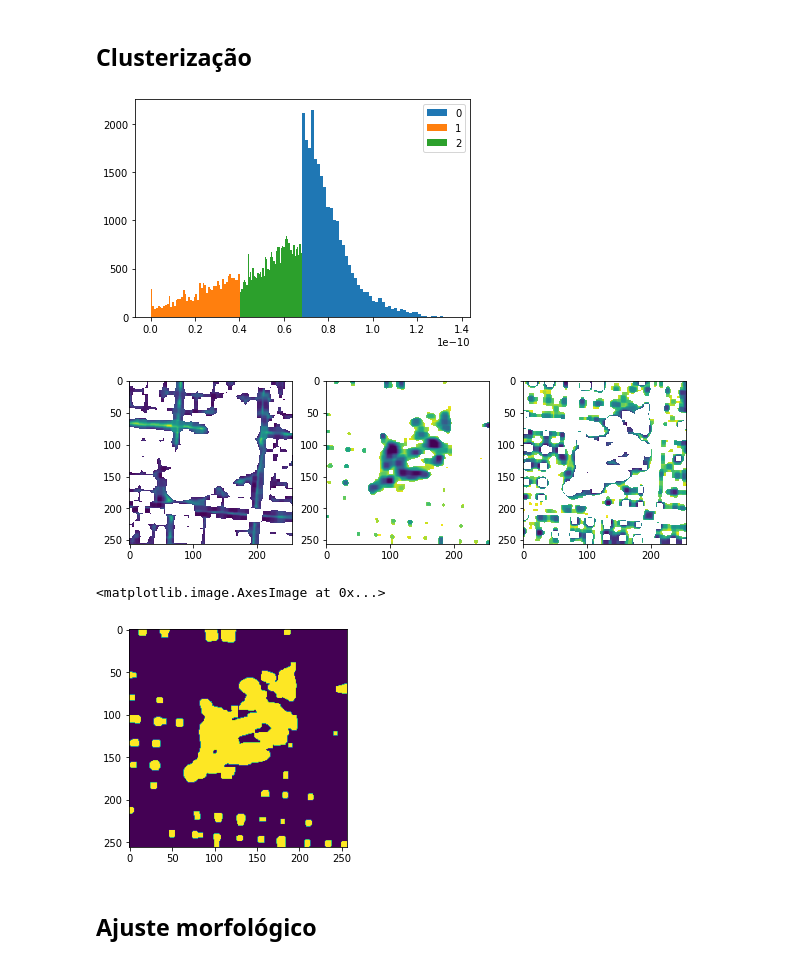
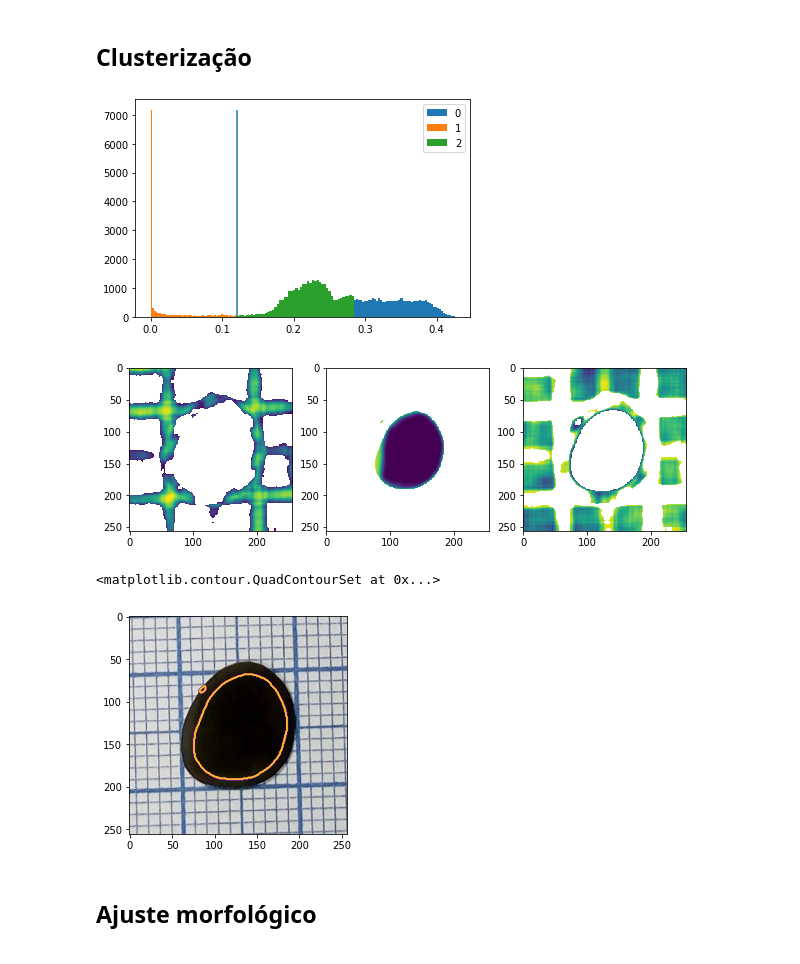
Before and after one commit to JairoSSantos/PAC-project, a Jupyter notebook: cnn/intensity-based.ipynb, the cells around one changed output. Cells and saved outputs as stored; diff of their text form; code cells hidden in the pictures.

```diff
--- a/cnn/intensity-based.ipynb
+++ b/cnn/intensity-based.ipynb
@@ -94,8 +96,6 @@ def entropy(img, r=3):
     return filters.rank.entropy(util.img_as_ubyte(rescale(img, -1, 1)), morphology.disk(3))
 
 def var(img, kn=(15, 15), kp=(5, 5)):
-    return ndimage.uniform_filter(img, kn) - ndimage.uniform_filter(img**2, kn)**2
+    return ndimage.uniform_filter(img**2, kn) - ndimage.uniform_filter(img, kn)**2
 # %%
-image = by_id(150)
-img = rescale(color.rgb2gray(image), 0, 5).astype(int)
-plt.imshow(img)
+image = by_id(305)
@@ -104,0 +102,7 @@ plt.imshow(img)
+# %%
+img = rescale(color.rgb2gray(image), 0, 8).astype(int)
+
+fig, (ax1, ax2) = plt.subplots(1, 2, figsize=(8, 4))
+ax1.imshow(img, cmap='gray')
+ax2.hist(img.flatten(), bins=50)
+plt.show()
@@ -116,15 +147,18 @@ km = cluster.KMeans(3)
 cluster_id = km.fit_predict(data.reshape(-1, 1))
 # %%
 min_bin = None
+max_hist = None
 for ii in np.unique(cluster_id):
     subset = data[cluster_id == ii]
     hist, bins, _ = plt.hist(subset, bins=50, label=ii)
+    if max_hist == None or max_hist < np.max(hist): max_hist = np.max(hist)
     if min_bin == None or bins.max() < min_bin:
-        min_bin = np.max(subset)
+        min_bin = np.max(bins)
+plt.vlines(min_bin, 0, max_hist)
 plt.legend()
 plt.show()
 # %% [output]
-[figure, old version]
+[figure, new version]
 # %%
 fig, axs = plt.subplots(1, 3, figsize=(10, 3))
 kernels = km.predict(im_var.flatten().reshape(-1, 1)).reshape((256, 256))
@@ -132,13 +166,14 @@ for i, ax in enumerate(axs):
     ax.imshow(np.where(kernels == i, im_var, np.nan))
 plt.show()
 # %% [output]
-[figure, old version]
+[figure, new version]
 # %%
 imth = im_var < min_bin
-plt.imshow(imth)
+plt.imshow(image)
+plt.contour(imth, cmap='plasma')
 # %% [output]
-<matplotlib.image.AxesImage at 0x...>
+<matplotlib.contour.QuadContourSet at 0x...>
-[figure, old version]
+[figure, new version]
 # %% [markdown]
 ## Ajuste morfológico
 # %%
```
Also changed, not shown: parts of 8 cells of this notebook, 4 other files.
